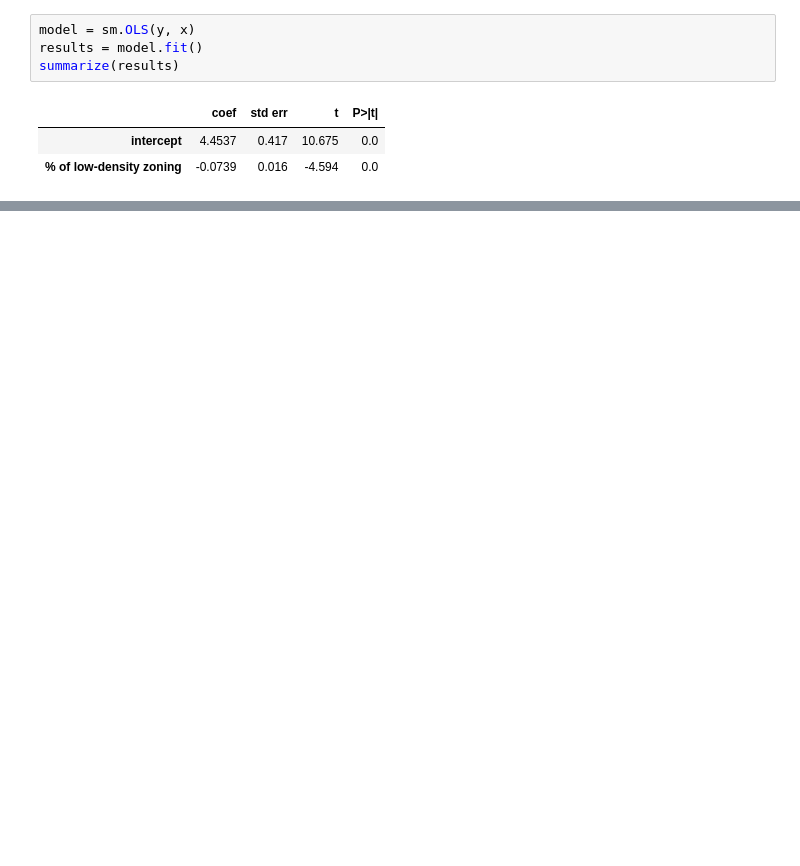
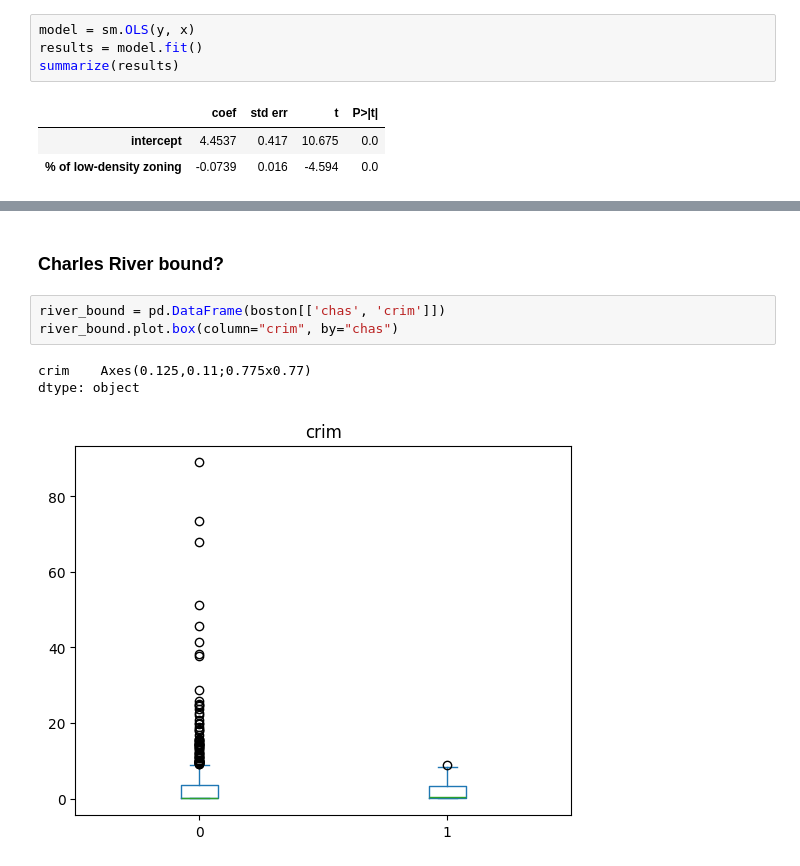
Before and after one commit to caoa0816/ISLP_labs, a Jupyter notebook: main/ch03_exercise.ipynb, the cells around one changed output, grey strips where cells are left out. Saved outputs shown, nothing was run; the diff lists cells and outputs as text; blank space fills up the shorter version.

```diff
--- a/main/ch03_exercise.ipynb
+++ b/main/ch03_exercise.ipynb
@@ -76,0 +74,9 @@ ax = boston.plot.scatter('zn', 'crim')
+# %% [markdown]
+### Charles River bound?
+# %%
+river_bound = pd.DataFrame(boston[['chas', 'crim']])
+river_bound.plot.box(column="crim", by="chas")
+# %% [output]
+crim    Axes(0.125,0.11;0.775x0.77)
+dtype: object
+[figure, added]
```
Also changed, not shown: parts of 42 cells of this notebook.
